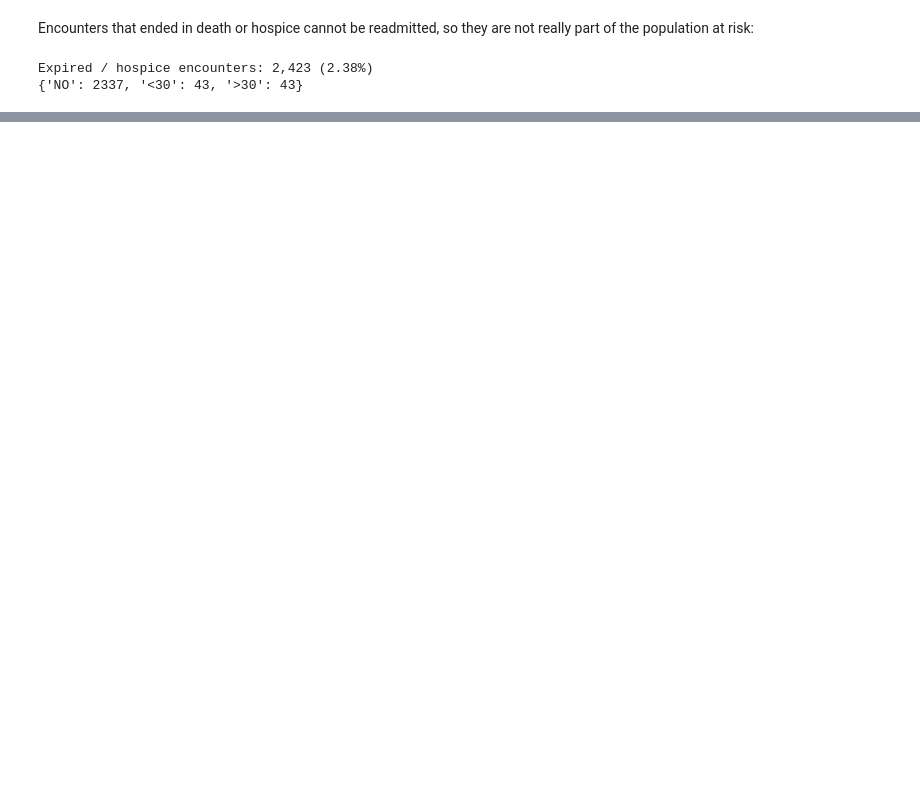
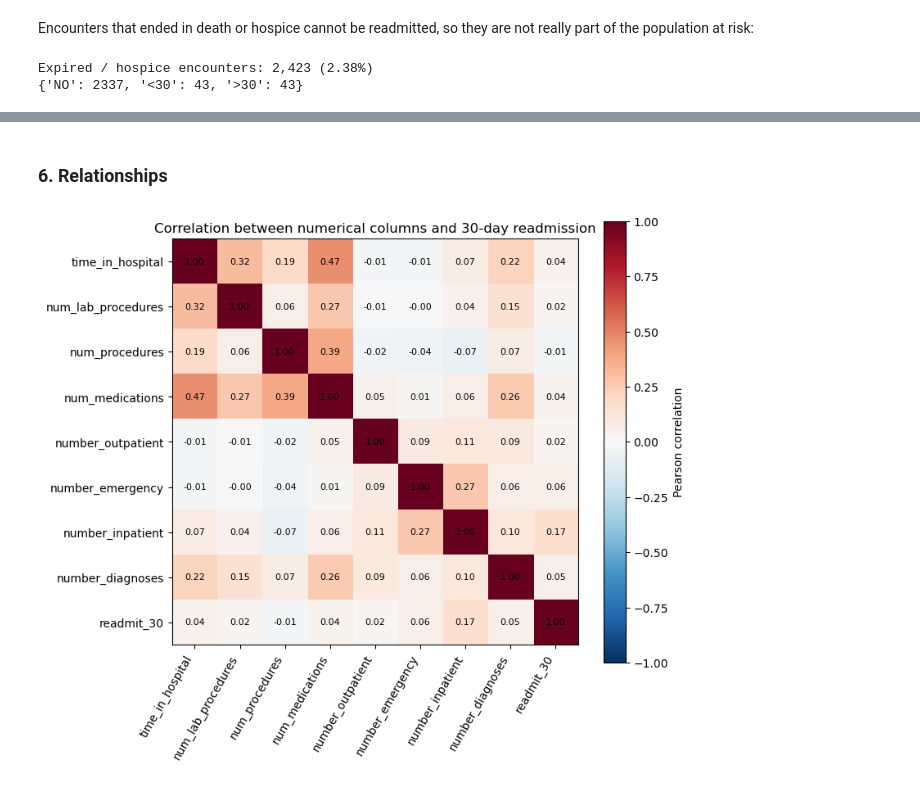
Before and after one commit to Phat-1233/Project_LTKHDL, a Jupyter notebook: notebooks/01_collection_exploration.ipynb, the cells around one changed output, grey strips where cells are left out. Drawn from its saved outputs; the diff is of its cells as text; code cells hidden in the pictures; blank space fills up the shorter version.

Commit message:
Exploration: Relationship and Summary

```diff
--- a/notebooks/01_collection_exploration.ipynb
+++ b/notebooks/01_collection_exploration.ipynb
@@ -579,0 +650,16 @@ Expired / hospice encounters: 2,423 (2.38%)
+# %% [markdown]
+### 6. Relationships
+# %%
+corr = df[numeric_cols + ["readmit_30"]].corr()
+fig, ax = plt.subplots(figsize=(8, 7))
+im = ax.imshow(corr, cmap="RdBu_r", vmin=-1, vmax=1)
+ax.set_xticks(range(len(corr)), corr.columns, rotation=60, ha="right")
+ax.set_yticks(range(len(corr)), corr.columns)
+for i in range(len(corr)):
+    for j in range(len(corr)):
+        ax.text(j, i, f"{corr.iloc[i, j]:.2f}", ha="center", va="center", fontsize=8)
+fig.colorbar(im, ax=ax, label="Pearson correlation")
+ax.set_title("Correlation between numerical columns and 30-day readmission")
+plt.show()
+# %% [output]
+[figure, added]
```
Also changed, not shown: parts of 19 cells of this notebook, 1 other file.
